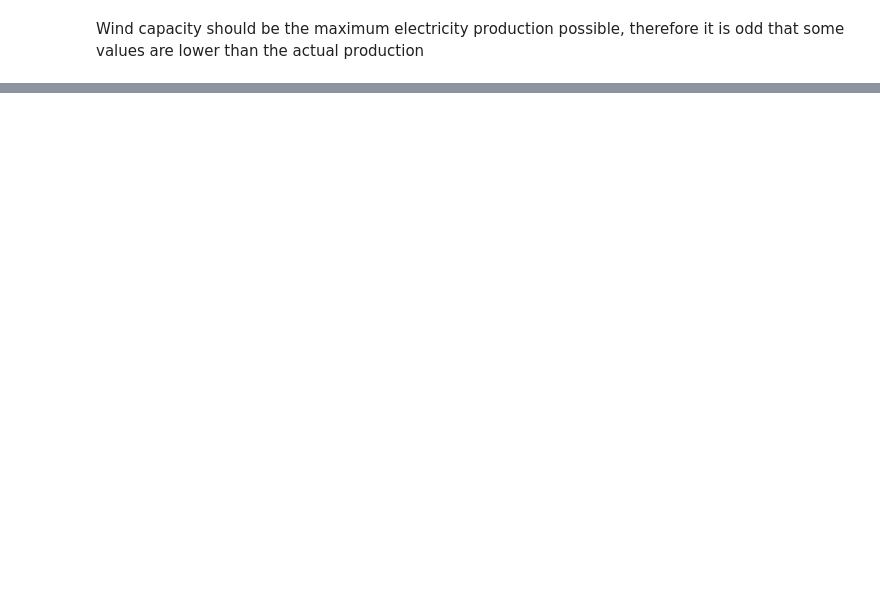
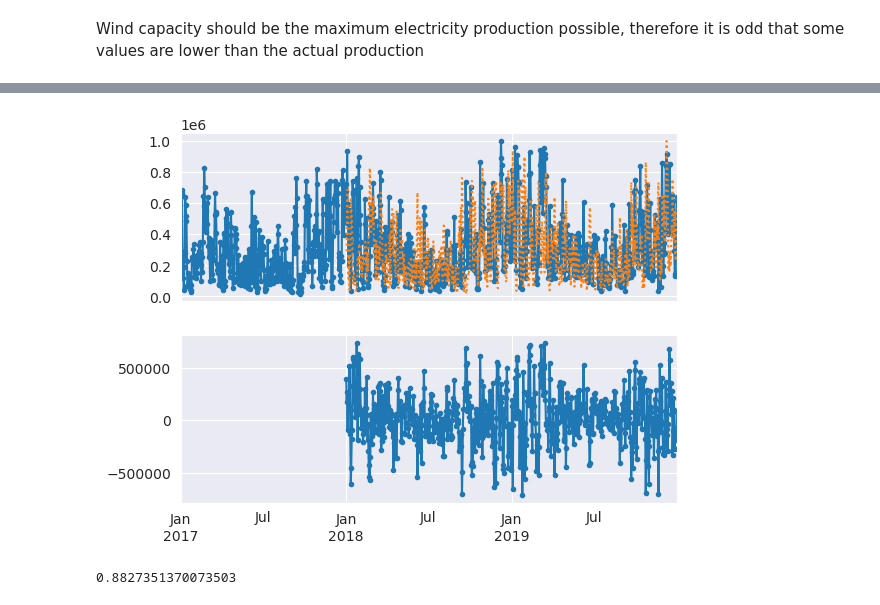
Before and after one commit to ManuelGehl/ger_wind_energy, a Jupyter notebook: scripts/EDA.ipynb, the cells around one changed output, grey strips where cells are left out. Saved outputs shown, nothing was run; the diff lists cells and outputs as text; code cells hidden in the pictures; blank space fills up the shorter version.

```diff
--- a/scripts/EDA.ipynb
+++ b/scripts/EDA.ipynb
@@ -138,0 +156,18 @@ Wind capacity should be the maximum electricity production possible, therefore i
+# %%
+# Check for yearly seasonality
+diff_yearly = raw_data["generated"].diff(365)
+
+# Plot time series and shifted time series with differences
+fix, axes = plt.subplots(2, 1, sharex=True)
+raw_data["generated"].plot(ax=axes[0], legend=False, marker=".")
+raw_data["generated"].shift(365).plot(ax=axes[0], grid=True, legend=False, linestyle=":") # Shifts index by 7
+diff_yearly.plot(ax=axes[1], grid=True, marker=".")
+plt.show()
+# %% [output]
+[figure, added]
+# %%
+# Calculate mean absolute percentage error
+targets = raw_data["generated"]
+(diff_yearly / targets).abs().mean()
+# %% [output]
+0.8827351370073503
```
Also changed, not shown: parts of 9 cells of this notebook.
